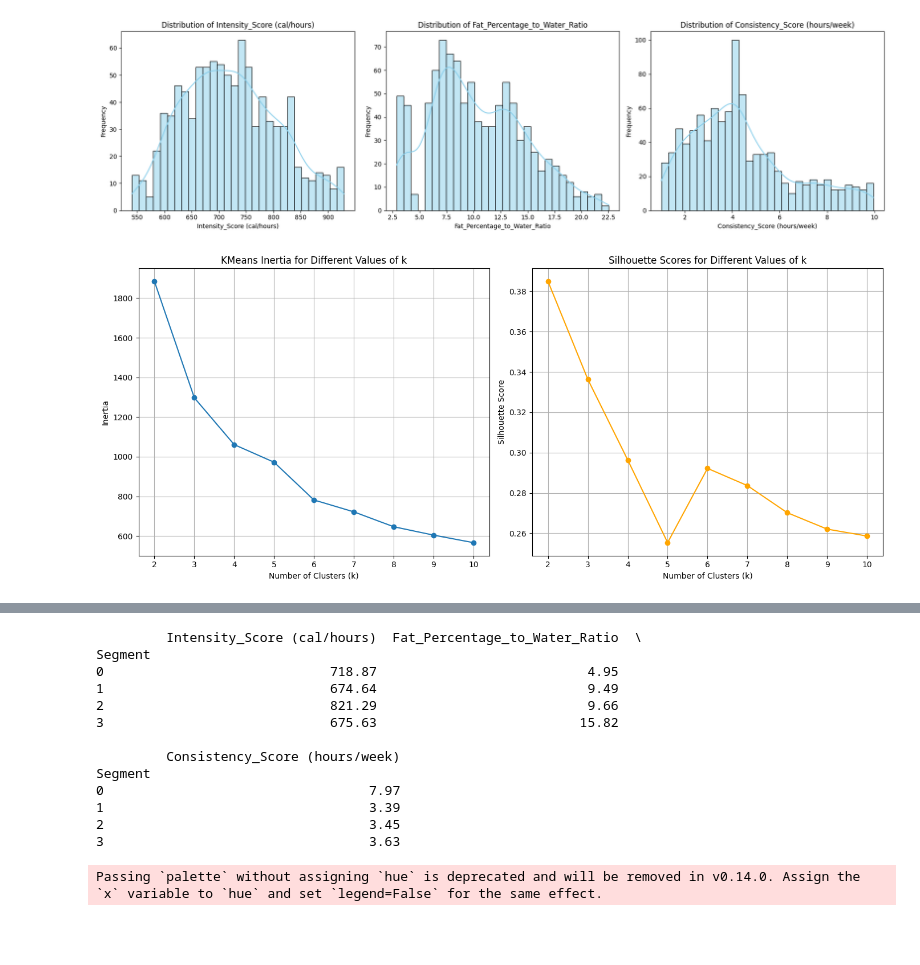
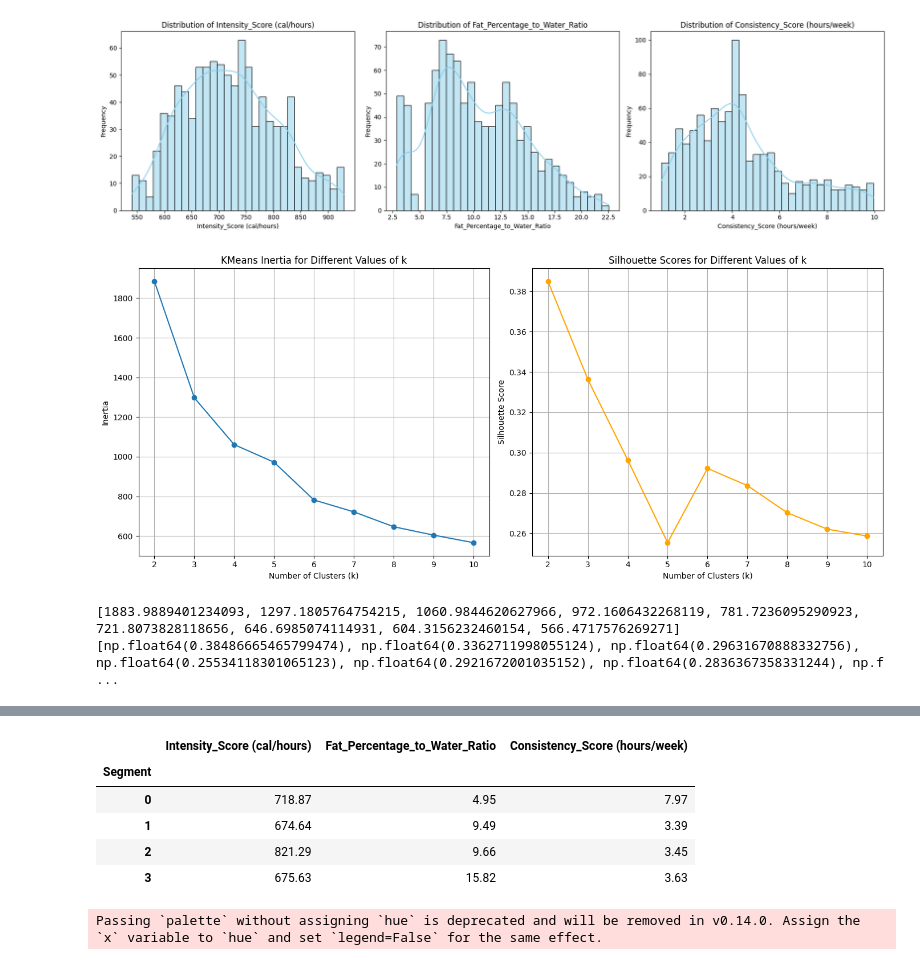
Before and after one commit to 4ommyx/Personalized-Promotion-for-Gym-Members, a Jupyter notebook: gym_aom.ipynb, the cells around one changed output, grey strips where cells are left out. Drawn from its saved outputs; the diff is of its cells as text; code cells hidden in the pictures; blank space fills up the shorter version.

```diff
--- a/gym_aom.ipynb
+++ b/gym_aom.ipynb
@@ -674,9 +735,10 @@ plt.show()
 [figure]
 # %%
 from sklearn.metrics import silhouette_score
-import matplotlib.pyplot as plt
 from mpl_toolkits.mplot3d import Axes3D
 import plotly.express as px
+from sklearn.cluster import KMeans
+
 
 selected_features = ['Intensity_Score (cal/hours)', 'Fat_Percentage_to_Water_Ratio', 'Consistency_Score (hours/week)']
 X = df[selected_features]
@@ -713,8 +775,12 @@ plt.grid(True)
 
 plt.tight_layout()
 plt.show()
+print(inertia)
+print(silhouette_scores)
 # %% [output]
 [figure]
+[1883.9889401234093, 1297.1805764754215, 1060.9844620627966, 972.1606432268119, 781.7236095290923, 721.8073828118656, 646.6985074114931, 604.3156232460154, 566.4717576269271]
+[np.float64(0.38486665465799474), np.float64(0.3362711998055124), np.float64(0.29631670888332756), np.float64(0.25534118301065123), np.float64(0.2921672001035152), np.float64(0.2836367358331244), np.f ...
 # %%
 # K = 4
 kmeans = KMeans(n_clusters=4, random_state=42)
@@ -740,21 +829,14 @@ fig.show()
 # %%
 # Summarize the average values of features for each customer segment
 cluster_summary = df.groupby('Segment')[['Intensity_Score (cal/hours)', 'Fat_Percentage_to_Water_Ratio', 'Consistency_Score (hours/week)']].mean().round(2)
-print(cluster_summary)
+cluster_summary
 # %% [output]
-         Intensity_Score (cal/hours)  Fat_Percentage_to_Water_Ratio  \
-Segment
-0                             718.87                           4.95
-1                             674.64                           9.49
-2                             821.29                           9.66
-3                             675.63                          15.82
-
-         Consistency_Score (hours/week)
-Segment
-0                                  7.97
-1                                  3.39
-2                                  3.45
-3                                  3.63
+|  | Intensity_Score (cal/hours) | Fat_Percentage_to_Water_Ratio | Consistency_Score (hours/week) |
+| Segment |  |  |  |
+| 0 | 718.87 | 4.95 | 7.97 |
+| 1 | 674.64 | 9.49 | 3.39 |
+| 2 | 821.29 | 9.66 | 3.45 |
+| 3 | 675.63 | 15.82 | 3.63 |
 # %%
 # count customer
 cluster_counts = df['Segment'].value_counts().sort_index()
```
Also changed, not shown: parts of 8 cells of this notebook.
